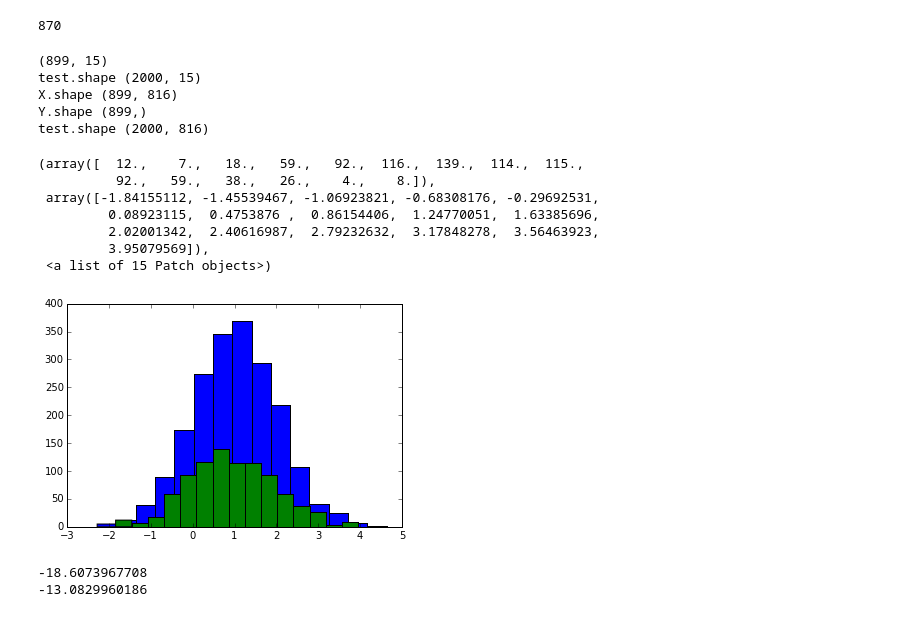
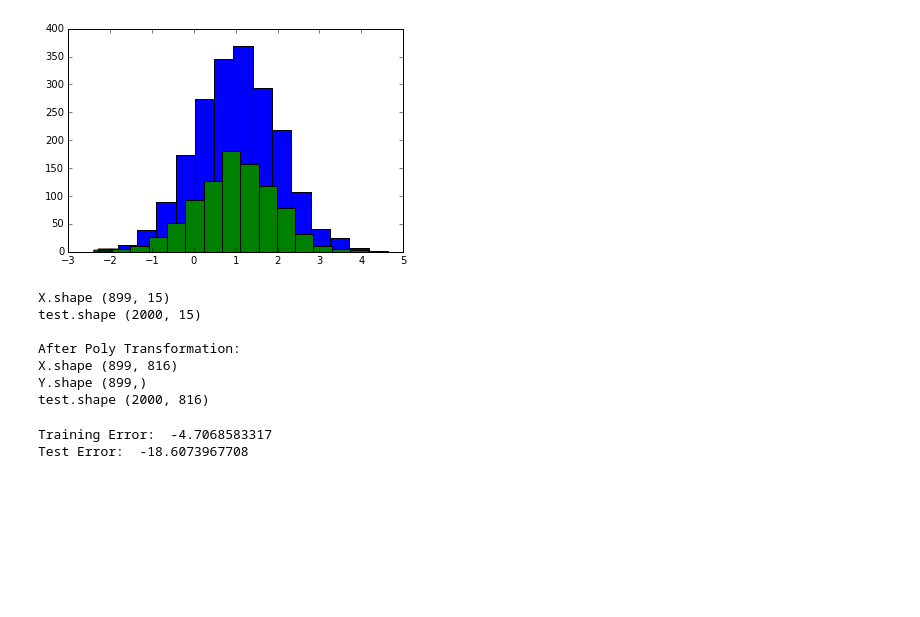
Before and after one commit to anuar12/LIS_projects, a Jupyter notebook: Project1.ipynb, the cells around one changed output. Cells and saved outputs as stored; diff of their text form; code cells hidden in the pictures; blank space fills up the shorter version.

```diff
--- a/Project1.ipynb
+++ b/Project1.ipynb
@@ -16,60 +15,48 @@ import pandas as pd
 from sklearn.svm import SVR
 from sklearn.linear_model.stochastic_gradient import SGDRegressor
 # %%
-train = np.loadtxt(open("/Users/Anuar_The_Great/Desktop/Project/train.csv", "rb"),
+train = np.loadtxt(open("/Users/Anuar_The_Great/Desktop/Project/1/train.csv", "rb"),
                     delimiter=",", skiprows=1)
-test0 = np.loadtxt(open("/Users/Anuar_The_Great/Desktop/Project/test.csv", "rb"),
+test0 = np.loadtxt(open("/Users/Anuar_The_Great/Desktop/Project/1/test.csv", "rb"),
                     delimiter=",", skiprows=1)
-
-# Getting rid of the outlier
-train[207,:]
-train = np.delete(train, 207, 0)
-# %% [output]
-870
+# %%
+plt.hist(test0[:,6], bins=15)
+plt.hist(train[:,6], bins=15)
+
+# Getting rid of the outlier
+train[207,:]
+train = np.delete(train, 207, 0)
+# %% [output]
+[figure, added]
 # %%
+# Add squared terms
 def get_features(data):
-    return np.hstack((data, data*data))    # You can also do log and interaction terms!
+    return np.hstack((data, data*data))
 
 
 X = train[:, 2:17]
-print(X.shape)
 test = test0[:, 1:16]
+print("X.shape", X.shape)
 print('test.shape', test.shape)
-#X = more_terms(X)
-#X = np.hstack((X, np.ones((X.shape[0], 1))))
-#test = np.hstack((test, np.ones((test.shape[0], 1))))
 
 Y = train[:, 1]
 
-#print(len(feature_names))
-#X = skpr.scale(X)
-#test = skpr.scale(test)
-
+# Adding Polynomial features to the data
 poly = skpr.PolynomialFeatures(degree=3, interaction_only=False)
 X = poly.fit_transform(X)
 poly = skpr.PolynomialFeatures(degree=3, interaction_only=False)
 test = poly.fit_transform(test)
 
+print("\nAfter Poly Transformation:")
 print('X.shape', X.shape)
 print('Y.shape', Y.shape)
 print('test.shape', test.shape)
 # %% [output]
-(899, 15)
+X.shape (899, 15)
 test.shape (2000, 15)
+
+After Poly Transformation:
 X.shape (899, 816)
 Y.shape (899,)
 test.shape (2000, 816)
-# %%
-#plt.hist(Y, bins=20)
-plt.hist(test[:,6], bins=15)
-plt.hist(X[:,6], bins=15)
-# %% [output]
-(array([  12.,    7.,   18.,   59.,   92.,  116.,  139.,  114.,  115.,
-          92.,   59.,   38.,   26.,    4.,    8.]),
- array([-1.84155112, -1.45539467, -1.06923821, -0.68308176, -0.29692531,
-         0.08923115,  0.4753876 ,  0.86154406,  1.24770051,  1.63385696,
-         2.02001342,  2.40616987,  2.79232632,  3.17848278,  3.56463923,
-         3.95079569]),
- <a list of 15 Patch objects>)
-[figure, removed]
 # %%
@@ -79,20 +68,17 @@ def score(gtruth, pred):
 scorefun = skmet.make_scorer(score)
 neg_scorefun = skmet.make_scorer(lambda x, y: -score(x, y))
 # %%
-# Solving Normal Equation
+# First we will try solving Normal Equation
 beta = np.linalg.solve(X.T.dot(X) + 20*np.eye(X.shape[1]), X.T.dot(Y))
 
-# Training Error
-score(Y, beta.dot(X.T))
+print("Training Error: ", score(Y, beta.dot(X.T)))
 
 X_train, X_test, y_train, y_test = skcv.train_test_split(
     X, Y, test_size=0.3, random_state=0)
-beta = np.linalg.solve(X_train.T.dot(X_train) + 125*np.eye(X_train.shape[1]), X_train.T.dot(y_train))
-print(score(y_test, X_test.dot(beta)))
-X_train, X_test, y_train, y_test = skcv.train_test_split(
-    X, Y, test_size=0.3, random_state=3)
-print(score(y_test, X_test.dot(beta)))
+beta = np.linalg.solve(X_train.T.dot(X_train) +
+                       125*np.eye(X_train.shape[1]), X_train.T.dot(y_train))
+print("Test Error: ", score(y_test, X_test.dot(beta)))
 # %% [output]
--18.6073967708
--13.0829960186
+Training Error:  -4.7068583317
+Test Error:  -18.6073967708
 # %%
```
Also changed, not shown: parts of 19 cells of this notebook.
